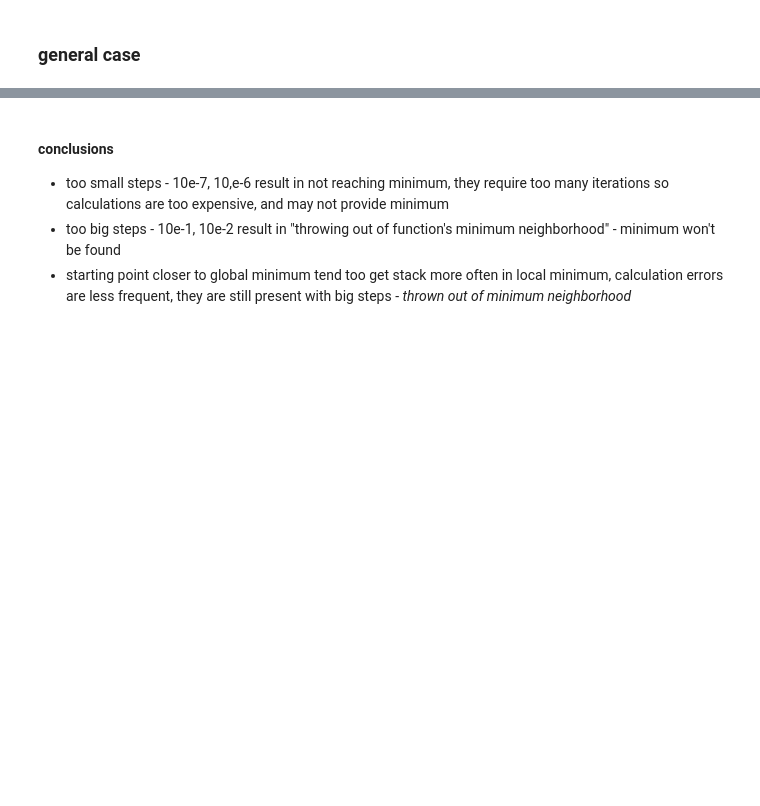
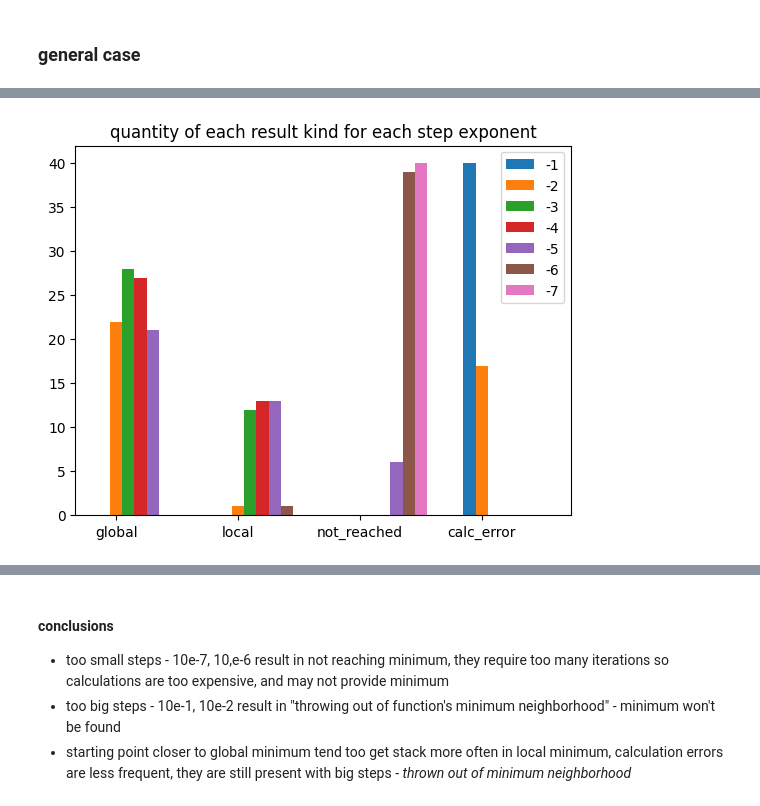
Before and after one commit to wz7475/gradient-descent, a Jupyter notebook: lab1_v2.ipynb, the cells around one changed output, grey strips where cells are left out. Saved outputs shown, nothing was run; the diff lists cells and outputs as text; code cells hidden in the pictures; blank space fills up the shorter version.

```diff
--- a/lab1_v2.ipynb
+++ b/lab1_v2.ipynb
@@ -308,0 +361,4 @@ plot_general_case_range(-5, 5, 80)
+# %%
+plot_general_case_range(f_set_5)
+# %% [output]
+[figure, added]
```
Also changed, not shown: parts of 28 cells of this notebook, 6 other files.
